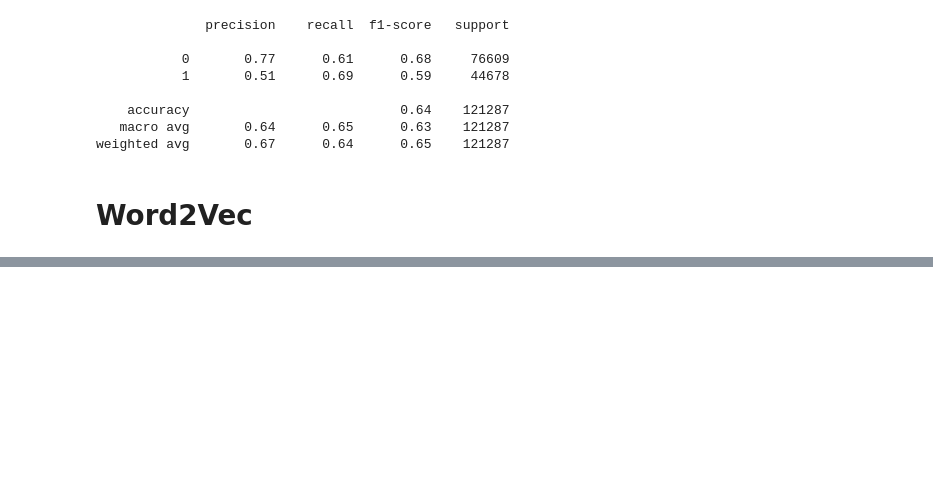
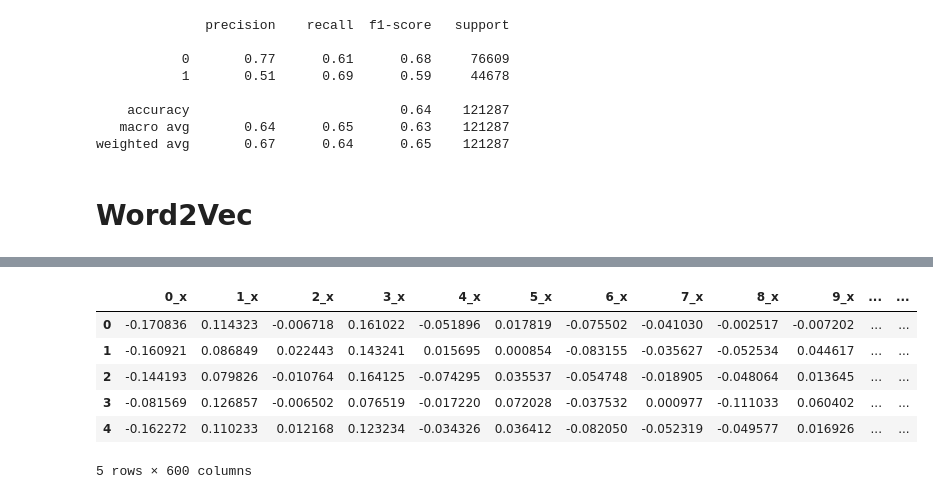
Before and after one commit to Jibu24/NLP-project, a Jupyter notebook: notebooks/mini_project_V.ipynb, the cells around one changed output, grey strips where cells are left out. Drawn from its saved outputs; the diff is of its cells as text; code cells hidden in the pictures; blank space fills up the shorter version.

```diff
--- a/notebooks/mini_project_V.ipynb
+++ b/notebooks/mini_project_V.ipynb
@@ -96,6 +96,7 @@ porter = PorterStemmer()
 ENGstopwords = stopwords.words('english')
 # %%
 def clean_txt(text):
+    ''' function that preprocesses input sentences for numeric representation '''
     text = "".join([char for char in text if char not in string.punctuation])
     #' '.join( [w for w in text.split() if len(w)>1] )
     text = re.sub(r'(?:^| )\w(?:$| )', ' ', text).strip() # removes single characters
@@ -401,3 +406,15 @@ df_features['vec_q2'] = df_features['question2_clean'].apply(sent_vec)
 df_q1_w2v = pd.DataFrame(df_features['vec_q1'].tolist())
 # %%
 df_q2_w2v = pd.DataFrame(df_features['vec_q2'].tolist())
+# %%
+df_w2v = pd.merge(df_q1_w2v, df_q2_w2v, left_index=True, right_index=True)
+# %%
+df_w2v.head()
+# %% [output]
+|  | 0_x | 1_x | 2_x | 3_x | 4_x | 5_x | 6_x | 7_x | 8_x | 9_x | ... | ... |
+| 0 | -0.170836 | 0.114323 | -0.006718 | 0.161022 | -0.051896 | 0.017819 | -0.075502 | -0.041030 | -0.002517 | -0.007202 | ... | ... |
+| 1 | -0.160921 | 0.086849 | 0.022443 | 0.143241 | 0.015695 | 0.000854 | -0.083155 | -0.035627 | -0.052534 | 0.044617 | ... | ... |
+| 2 | -0.144193 | 0.079826 | -0.010764 | 0.164125 | -0.074295 | 0.035537 | -0.054748 | -0.018905 | -0.048064 | 0.013645 | ... | ... |
+| 3 | -0.081569 | 0.126857 | -0.006502 | 0.076519 | -0.017220 | 0.072028 | -0.037532 | 0.000977 | -0.111033 | 0.060402 | ... | ... |
+| 4 | -0.162272 | 0.110233 | 0.012168 | 0.123234 | -0.034326 | 0.036412 | -0.082050 | -0.052319 | -0.049577 | 0.016926 | ... | ... |
+5 rows × 600 columns
```
Also changed, not shown: parts of 15 cells of this notebook.
